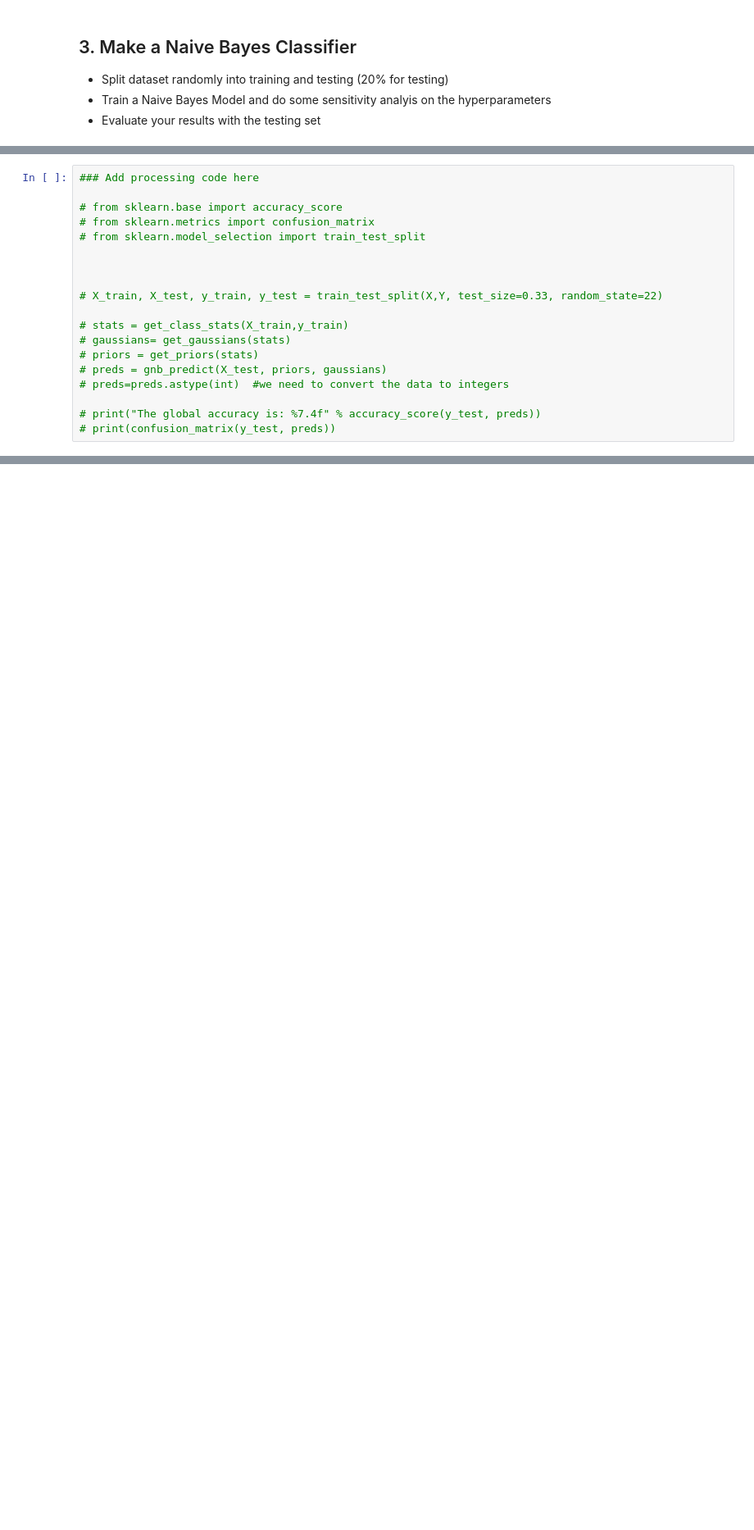
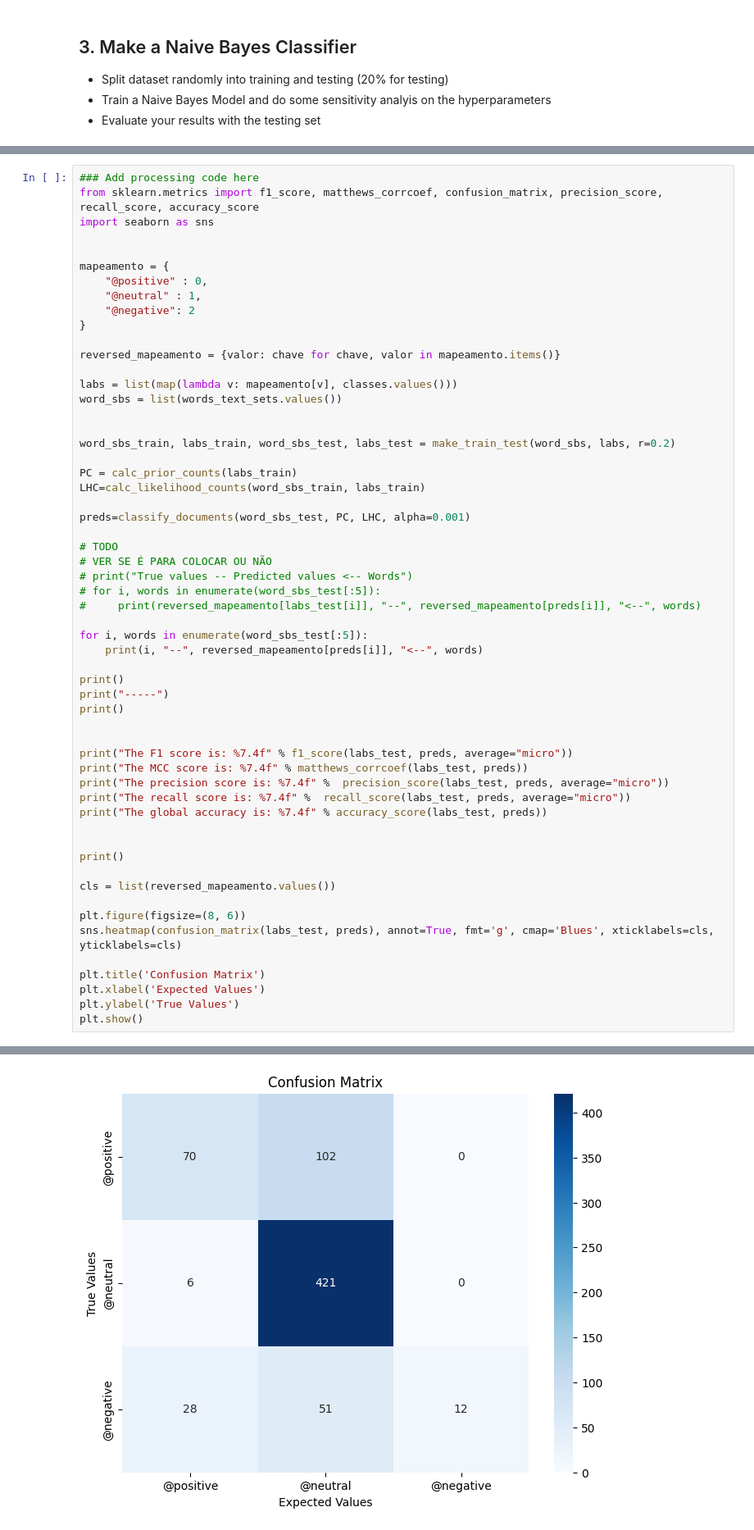
Before and after one commit to RomuloNogueira02/DataMining, a Jupyter notebook: LA#1/versao-final.ipynb, the cells around one changed output, grey strips where cells are left out. Shown: that part at 82% size. Cells and saved outputs as stored; diff of their text form; blank space fills up the shorter version.

```diff
--- a/LA#1/versao-final.ipynb
+++ b/LA#1/versao-final.ipynb
@@ -252,19 +263,58 @@ def gnb_predict(Xtst, priors, gaussians):
 # %%
 ### Add processing code here
-
-# from sklearn.base import accuracy_score
-# from sklearn.metrics import confusion_matrix
-# from sklearn.model_selection import train_test_split
+from sklearn.metrics import f1_score, matthews_corrcoef, confusion_matrix, precision_score, recall_score, accuracy_score
+import seaborn as sns
 
 
+mapeamento = {
+    "@positive" : 0,
+    "@neutral" : 1,
+    "@negative": 2
+}
 
-# X_train, X_test, y_train, y_test = train_test_split(X,Y, test_size=0.33, random_state=22)
+reversed_mapeamento = {valor: chave for chave, valor in mapeamento.items()}
 
-# stats = get_class_stats(X_train,y_train)
-# gaussians= get_gaussians(stats)
-# priors = get_priors(stats)
-# preds = gnb_predict(X_test, priors, gaussians)
-# preds=preds.astype(int)  #we need to convert the data to integers
+labs = list(map(lambda v: mapeamento[v], classes.values()))
+word_sbs = list(words_text_sets.values())
 
-# print("The global accuracy is: %7.4f" % accuracy_score(y_test, preds))
-# print(confusion_matrix(y_test, preds))
+
+word_sbs_train, labs_train, word_sbs_test, labs_test = make_train_test(word_sbs, labs, r=0.2)
+
+PC = calc_prior_counts(labs_train)
+LHC=calc_likelihood_counts(word_sbs_train, labs_train)
+
+preds=classify_documents(word_sbs_test, PC, LHC, alpha=0.001)
+
+# TODO
+# VER SE É PARA COLOCAR OU NÃO
+# print("True values -- Predicted values <-- Words")
+# for i, words in enumerate(word_sbs_test[:5]):
+#     print(reversed_mapeamento[labs_test[i]], "--", reversed_mapeamento[preds[i]], "<--", words)
+
+for i, words in enumerate(word_sbs_test[:5]):
+    print(i, "--", reversed_mapeamento[preds[i]], "<--", words)
+
+print()
+print("-----")
+print()
+
+
+print("The F1 score is: %7.4f" % f1_score(labs_test, preds, average="micro"))
+print("The MCC score is: %7.4f" % matthews_corrcoef(labs_test, preds))
+print("The precision score is: %7.4f" %  precision_score(labs_test, preds, average="micro"))
+print("The recall score is: %7.4f" %  recall_score(labs_test, preds, average="micro"))
+print("The global accuracy is: %7.4f" % accuracy_score(labs_test, preds))
+
+
+print()
+
+cls = list(reversed_mapeamento.values())
+
+plt.figure(figsize=(8, 6))
+sns.heatmap(confusion_matrix(labs_test, preds), annot=True, fmt='g', cmap='Blues', xticklabels=cls, yticklabels=cls)
+
+plt.title('Confusion Matrix')
+plt.xlabel('Expected Values')
+plt.ylabel('True Values')
+plt.show()
+# %% [output]
@@ -271,3 +335,4 @@ def gnb_predict(Xtst, priors, gaussians):
+[figure, added]
 # %% [markdown]
 ## 4. Discuss your findings [to fill on your own]
 
```
Also changed, not shown: parts of 5 cells of this notebook.
